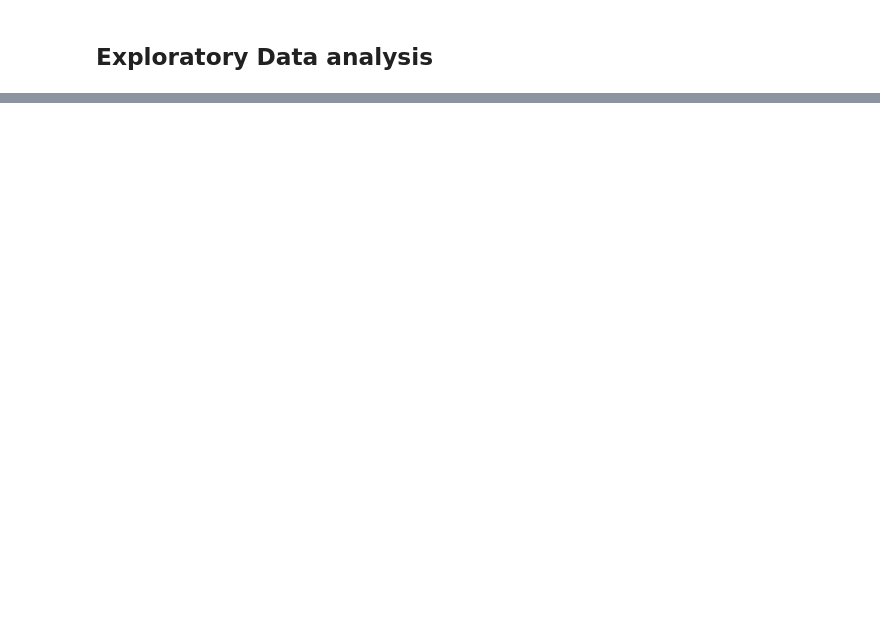
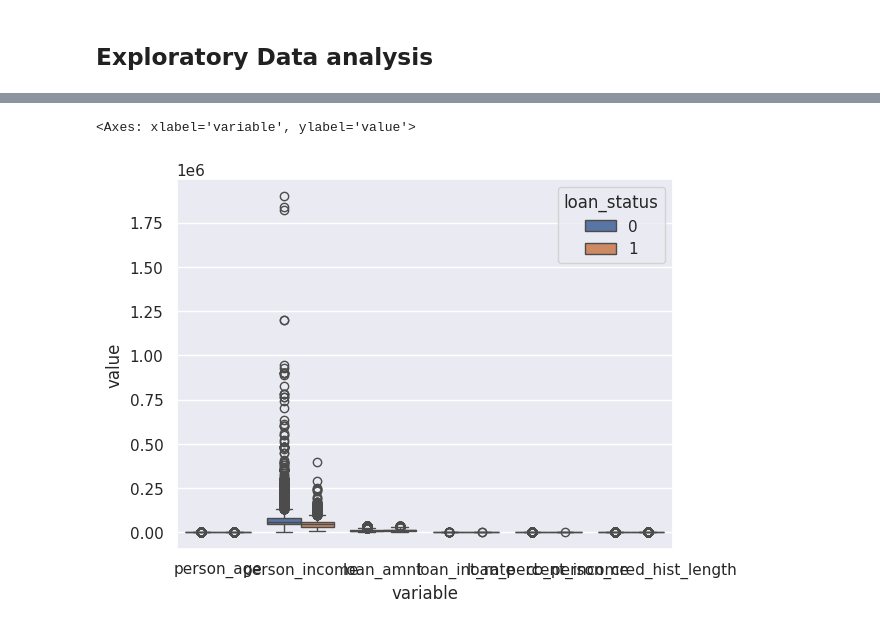
Before and after one commit to rbudnar/LoanApprovalPrediction, a Jupyter notebook: notebooks/eda.ipynb, the cells around one changed output, grey strips where cells are left out. Saved outputs shown, nothing was run; the diff lists cells and outputs as text; code cells hidden in the pictures; blank space fills up the shorter version.

```diff
--- a/notebooks/eda.ipynb
+++ b/notebooks/eda.ipynb
@@ -3,11 +3,22 @@
 %autoreload 2
 %matplotlib inline
 # %%
+import math
 import os
+import zipfile
 from pathlib import Path
-import zipfile
-import duckdb
+
+import matplotlib.pyplot as plt
 import polars as pl
+import seaborn as sns
+
+from loanapprovalprediction.constants import (
+    CATEGORICAL_VARIABLES,
+    CONTINUOUS_VARIABLES,
+    TARGET,
+)
+
+sns.set_theme()
 
 DATA_DIR = Path(os.getcwd()).parent / "data"
 # %% [markdown]
@@ -54,0 +81,5 @@ shape: (58_645, 13)
+# %%
+sns.boxplot(data=train.unpivot(index=[TARGET], on=CONTINUOUS_VARIABLES), hue=TARGET, x="variable", y="value")
+# %% [output]
+<Axes: xlabel='variable', ylabel='value'>
+[figure, added]
```
Also changed, not shown: parts of 6 cells of this notebook, 10 other files.
